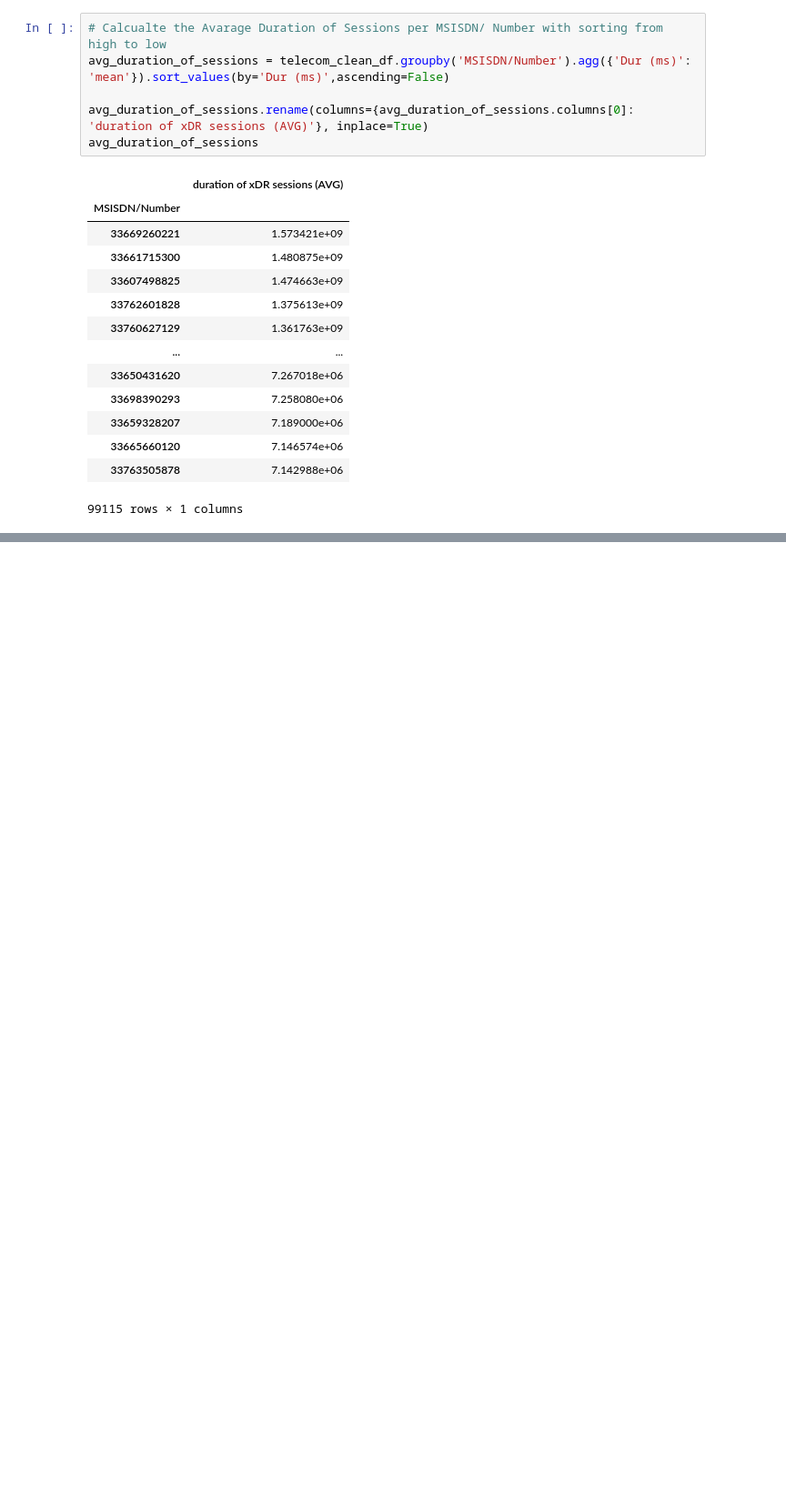
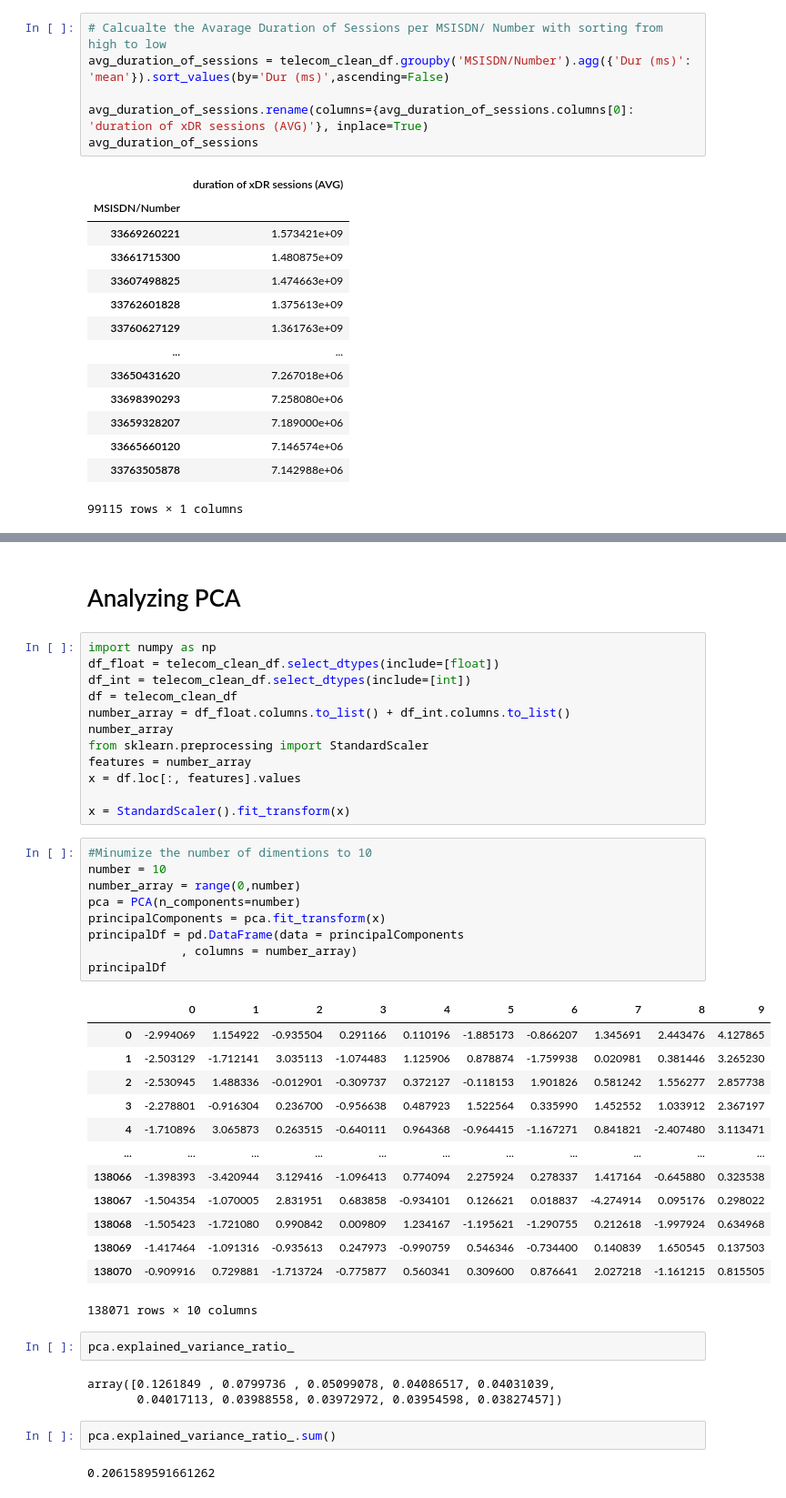
Before and after one commit to zelalemshiferaw/Telecommunication-Data-Analysis, a Jupyter notebook: notebooks/User Overview Analysis.ipynb, the cells around one changed output, grey strips where cells are left out. Shown at 91% size. Saved outputs shown, nothing was run; the diff lists cells and outputs as text; blank space fills up the shorter version.

```diff
--- a/notebooks/User Overview Analysis.ipynb
+++ b/notebooks/User Overview Analysis.ipynb
@@ -367,0 +447,46 @@ avg_duration_of_sessions
+# %% [markdown]
+# Analyzing PCA
+# %%
+import numpy as np
+df_float = telecom_clean_df.select_dtypes(include=[float])
+df_int = telecom_clean_df.select_dtypes(include=[int])
+df = telecom_clean_df
+number_array = df_float.columns.to_list() + df_int.columns.to_list()
+number_array
+from sklearn.preprocessing import StandardScaler
+features = number_array
+x = df.loc[:, features].values
+
+x = StandardScaler().fit_transform(x)
+# %%
+#Minumize the number of dimentions to 10
+number = 10
+number_array = range(0,number)
+pca = PCA(n_components=number)
+principalComponents = pca.fit_transform(x)
+principalDf = pd.DataFrame(data = principalComponents
+             , columns = number_array)
+principalDf
+# %% [output]
+|  | 0 | 1 | 2 | 3 | 4 | 5 | 6 | 7 | 8 | 9 |
+| 0 | -2.994069 | 1.154922 | -0.935504 | 0.291166 | 0.110196 | -1.885173 | -0.866207 | 1.345691 | 2.443476 | 4.127865 |
+| 1 | -2.503129 | -1.712141 | 3.035113 | -1.074483 | 1.125906 | 0.878874 | -1.759938 | 0.020981 | 0.381446 | 3.265230 |
+| 2 | -2.530945 | 1.488336 | -0.012901 | -0.309737 | 0.372127 | -0.118153 | 1.901826 | 0.581242 | 1.556277 | 2.857738 |
+| 3 | -2.278801 | -0.916304 | 0.236700 | -0.956638 | 0.487923 | 1.522564 | 0.335990 | 1.452552 | 1.033912 | 2.367197 |
+| 4 | -1.710896 | 3.065873 | 0.263515 | -0.640111 | 0.964368 | -0.964415 | -1.167271 | 0.841821 | -2.407480 | 3.113471 |
+| ... | ... | ... | ... | ... | ... | ... | ... | ... | ... | ... |
+| 138066 | -1.398393 | -3.420944 | 3.129416 | -1.096413 | 0.774094 | 2.275924 | 0.278337 | 1.417164 | -0.645880 | 0.323538 |
+| 138067 | -1.504354 | -1.070005 | 2.831951 | 0.683858 | -0.934101 | 0.126621 | 0.018837 | -4.274914 | 0.095176 | 0.298022 |
+| 138068 | -1.505423 | -1.721080 | 0.990842 | 0.009809 | 1.234167 | -1.195621 | -1.290755 | 0.212618 | -1.997924 | 0.634968 |
+| 138069 | -1.417464 | -1.091316 | -0.935613 | 0.247973 | -0.990759 | 0.546346 | -0.734400 | 0.140839 | 1.650545 | 0.137503 |
+| 138070 | -0.909916 | 0.729881 | -1.713724 | -0.775877 | 0.560341 | 0.309600 | 0.876641 | 2.027218 | -1.161215 | 0.815505 |
+138071 rows × 10 columns
+# %%
+pca.explained_variance_ratio_
+# %% [output]
+array([0.1261849 , 0.0799736 , 0.05099078, 0.04086517, 0.04031039,
+       0.04017113, 0.03988558, 0.03972972, 0.03954598, 0.03827457])
+# %%
+pca.explained_variance_ratio_.sum()
+# %% [output]
+0.2061589591661262
```
Also changed, not shown: parts of 11 cells of this notebook.
